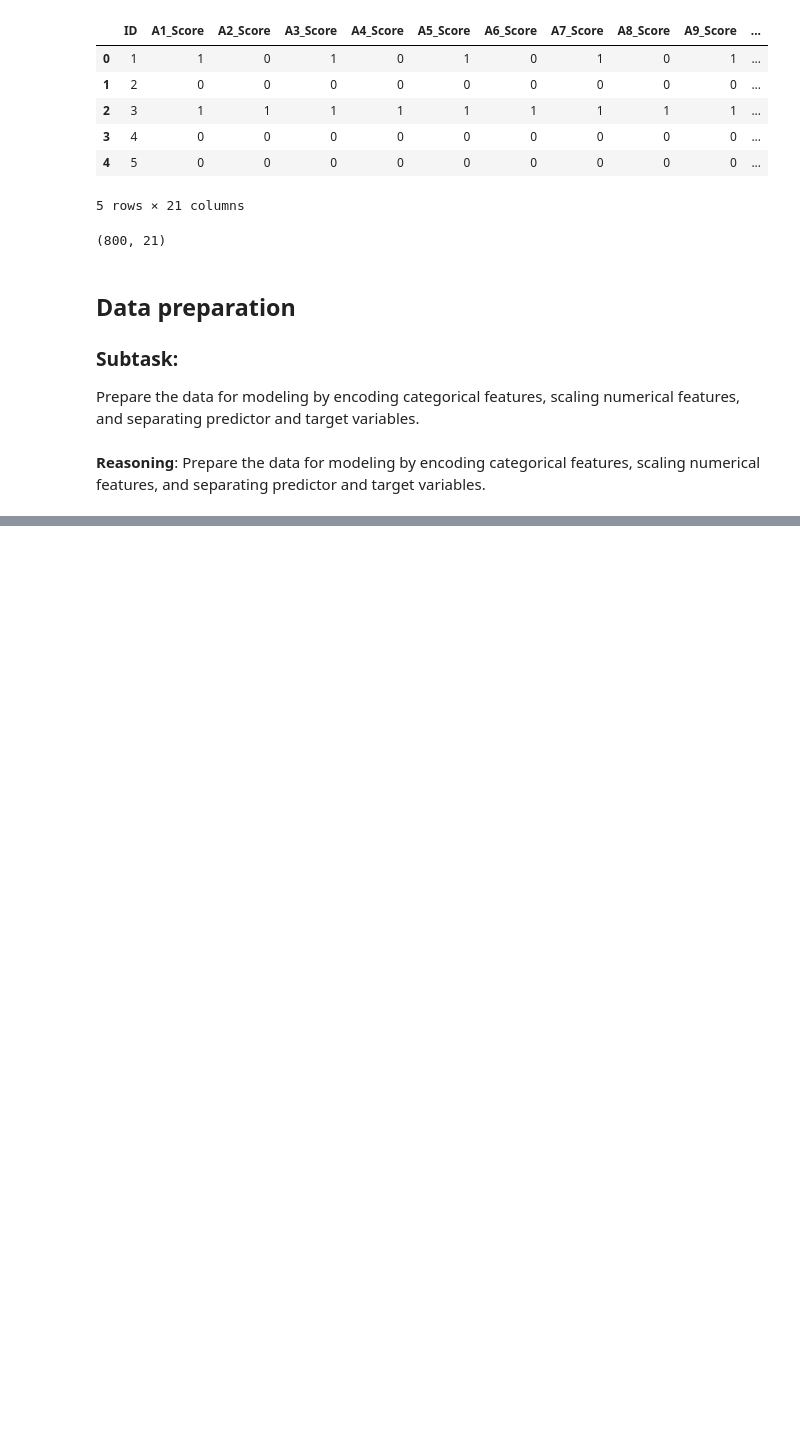
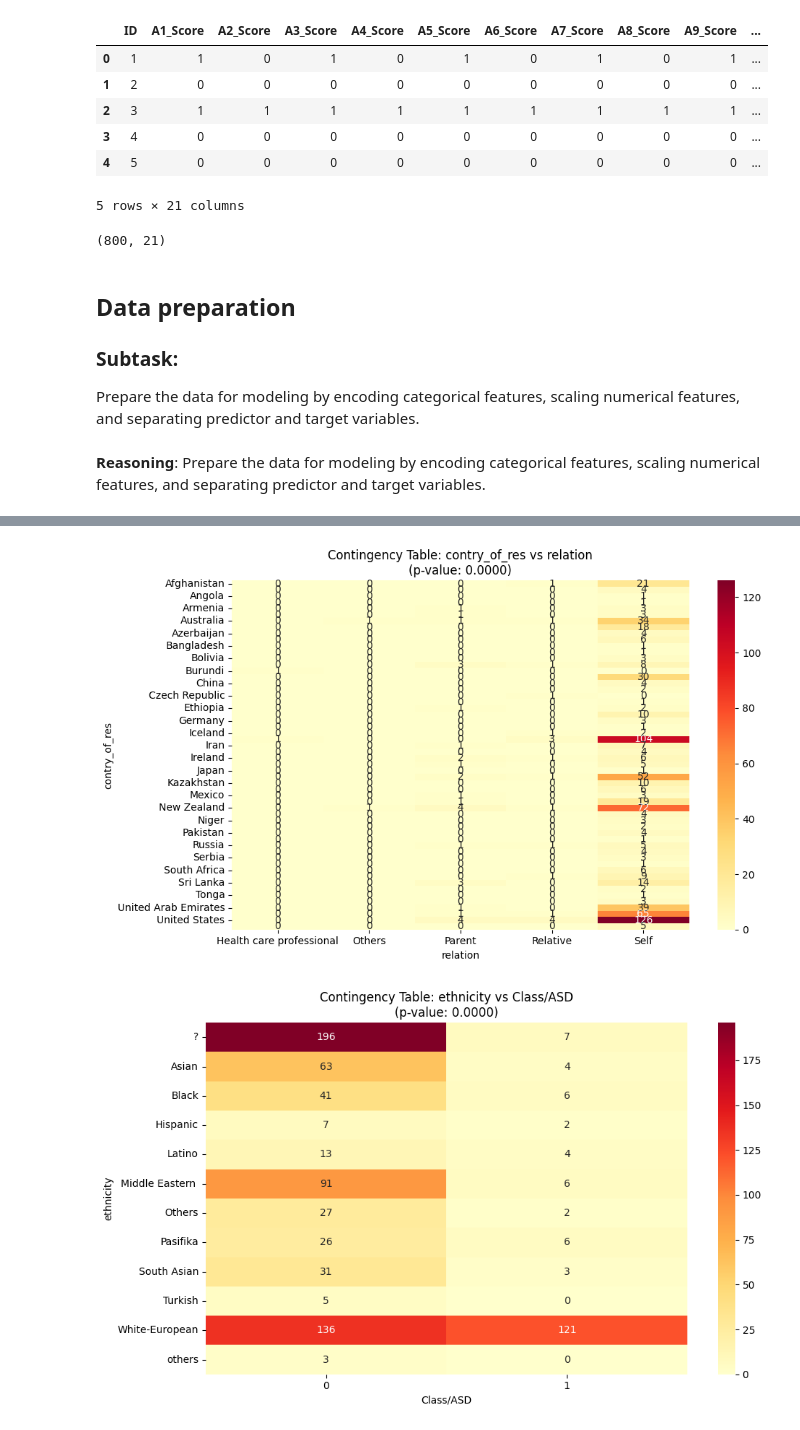
Before and after one commit to robertjshirts/asd-hackathon-25, a Jupyter notebook: ASD-Analysis.ipynb, the cells around one changed output, grey strips where cells are left out. Saved outputs shown, nothing was run; the diff lists cells and outputs as text; code cells hidden in the pictures; blank space fills up the shorter version.

Commit message:
Added chi square test

```diff
--- a/ASD-Analysis.ipynb
+++ b/ASD-Analysis.ipynb
@@ -396,0 +410,78 @@ ModuleNotFoundError: No module named 'sklearn'
+# %%
+#@title Chi-square (x^2) test of independence
+def create_contingency_table(df, var1, var2):
+    """Create a contingency table for two categorical variables"""
+    return pd.crosstab(df[var1], df[var2])
+
+def perform_chi_square_test(contingency_table):
+    """Perform chi-square test of independence"""
+    chi2, p_value, dof, expected = chi2_contingency(contingency_table)
+    return {
+        'chi2_statistic': chi2,
+        'p_value': p_value,
+        'degrees_of_freedom': dof
+    }
+
+def analyze_categorical_variables(df):
+    """Perform chi-square tests on all pairs of categorical variables"""
+    categorical_cols = ['gender', 'ethnicity', 'jaundice', 'austim',
+                       'contry_of_res', 'used_app_before',
+                       'relation', 'Class/ASD']
+
+    results = []
+
+    for i in range(len(categorical_cols)):
+        for j in range(i + 1, len(categorical_cols)):
+            var1 = categorical_cols[i]
+            var2 = categorical_cols[j]
+
+            # Create contingency table
+            contingency_table = create_contingency_table(df, var1, var2)
+
+            # Perform chi-square test
+            test_result = perform_chi_square_test(contingency_table)
+
+            results.append({
+                'variable1': var1,
+                'variable2': var2,
+                'chi2_statistic': test_result['chi2_statistic'],
+                'p_value': test_result['p_value'],
+                'degrees_of_freedom': test_result['degrees_of_freedom']
+            })
+
+    return pd.DataFrame(results)
+
+def plot_significant_relationships(df, results, p_threshold=0.05):
+    """Plot contingency tables for significant relationships"""
+    significant_results = results[results['p_value'] < p_threshold]
+
+    for _, row in significant_results.iterrows():
+        var1 = row['variable1']
+        var2 = row['variable2']
+
+        plt.figure(figsize=(10, 6))
+        contingency_table = create_contingency_table(df, var1, var2)
+        sns.heatmap(contingency_table, annot=True, fmt='d', cmap='YlOrRd')
+        plt.title(f'Contingency Table: {var1} vs {var2}\n(p-value: {row["p_value"]:.4f})')
+        plt.tight_layout()
+        plt.show()
+
+
+results = analyze_categorical_variables(train)
+
+# Sort results by p-value
+results = results.sort_values('p_value')
+
+# Print results
+print("\nChi-Square Test Results:")
+print("========================")
+for _, row in results.iterrows():
+    print(f"\n{row['variable1']} vs {row['variable2']}:")
+    print(f"Chi-square statistic: {row['chi2_statistic']:.2f}")
+    print(f"p-value: {row['p_value']:.4f}")
+    print(f"Degrees of freedom: {row['degrees_of_freedom']}")
+
+# Plot significant relationships
+print("\nPlotting significant relationships (p < 0.05)...")
+plot_significant_relationships(train, results)
+# %% [output]
@@ -396,0 +505,2 @@ ModuleNotFoundError: No module named 'sklearn'
+[figure, added]
+[figure, added]
```
Also changed, not shown: parts of 4 cells of this notebook.
